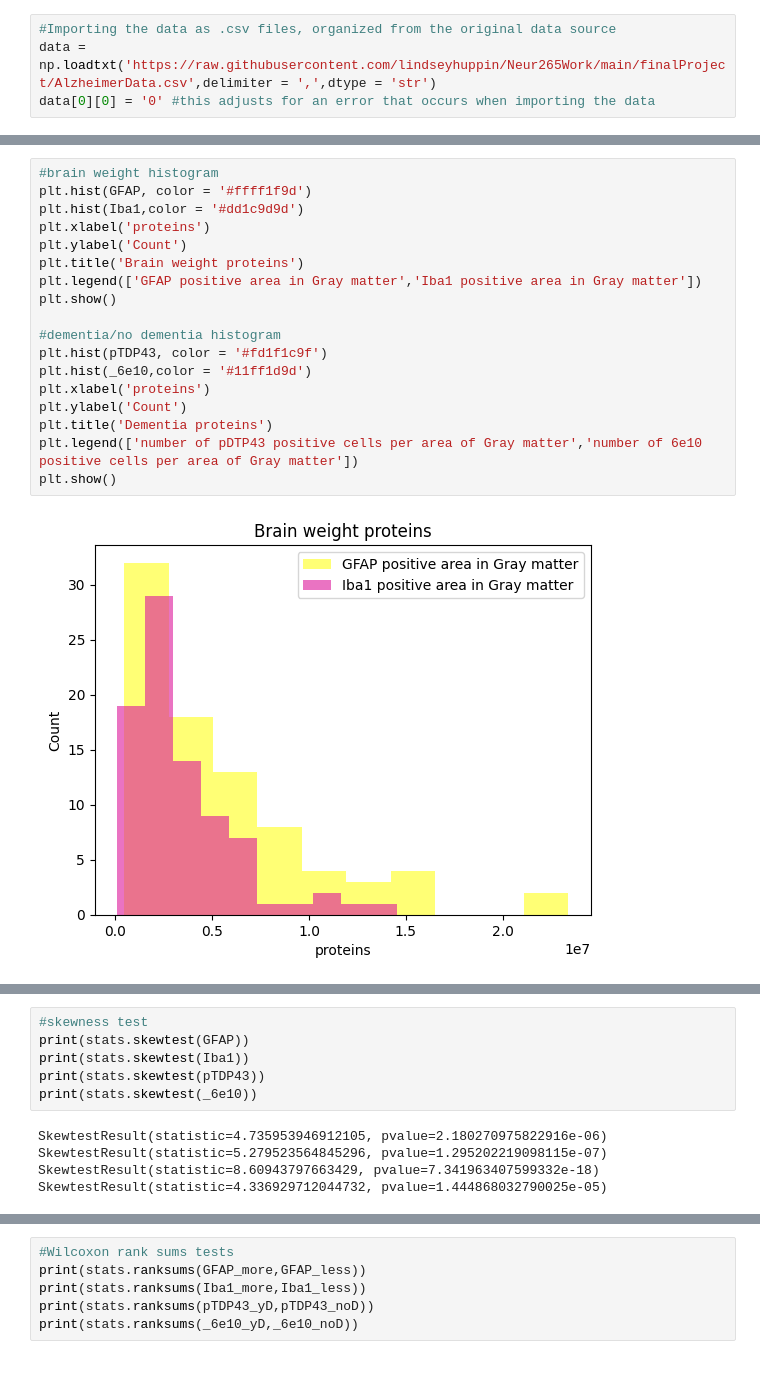
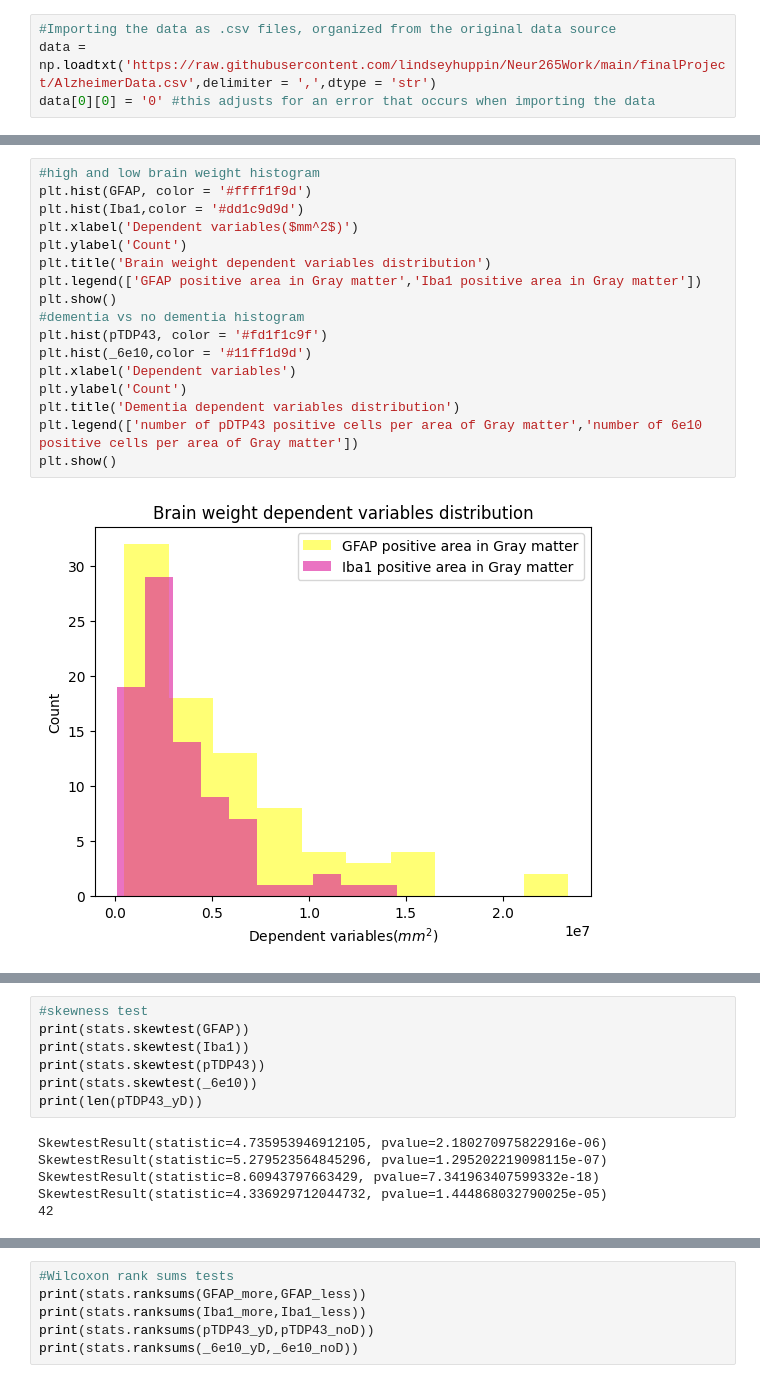
Before and after one commit to lindseyhuppin/Neur265Work, a Jupyter notebook: finalProject/FinalPosterPresentation.ipynb, the cells around one changed output, grey strips where cells are left out. Drawn from its saved outputs; the diff is of its cells as text.

```diff
--- a/finalProject/FinalPosterPresentation.ipynb
+++ b/finalProject/FinalPosterPresentation.ipynb
@@ -81,22 +81,21 @@ for i in range(index.size):
     else:
       print('Throwing error: sorting incorrect')
 # %%
-#brain weight histogram
+#high and low brain weight histogram
 plt.hist(GFAP, color = '#ffff1f9d')
 plt.hist(Iba1,color = '#dd1c9d9d')
-plt.xlabel('proteins')
+plt.xlabel('Dependent variables($mm^2$)')
 plt.ylabel('Count')
-plt.title('Brain weight proteins')
+plt.title('Brain weight dependent variables distribution')
 plt.legend(['GFAP positive area in Gray matter','Iba1 positive area in Gray matter'])
 plt.show()
-
-#dementia/no dementia histogram
+#dementia vs no dementia histogram
 plt.hist(pTDP43, color = '#fd1f1c9f')
 plt.hist(_6e10,color = '#11ff1d9d')
-plt.xlabel('proteins')
+plt.xlabel('Dependent variables')
 plt.ylabel('Count')
-plt.title('Dementia proteins')
+plt.title('Dementia dependent variables distribution')
 plt.legend(['number of pDTP43 positive cells per area of Gray matter','number of 6e10 positive cells per area of Gray matter'])
 plt.show()
 # %% [output]
-[figure, old version]
+[figure, new version]
@@ -107,9 +106,11 @@ print(stats.skewtest(GFAP))
 print(stats.skewtest(Iba1))
 print(stats.skewtest(pTDP43))
 print(stats.skewtest(_6e10))
+print(len(pTDP43_yD))
 # %% [output]
 SkewtestResult(statistic=4.735953946912105, pvalue=2.180270975822916e-06)
 SkewtestResult(statistic=5.279523564845296, pvalue=1.295202219098115e-07)
 SkewtestResult(statistic=8.60943797663429, pvalue=7.341963407599332e-18)
 SkewtestResult(statistic=4.336929712044732, pvalue=1.444868032790025e-05)
+42
 # %%
```
Also changed, not shown: parts of 8 cells of this notebook.
